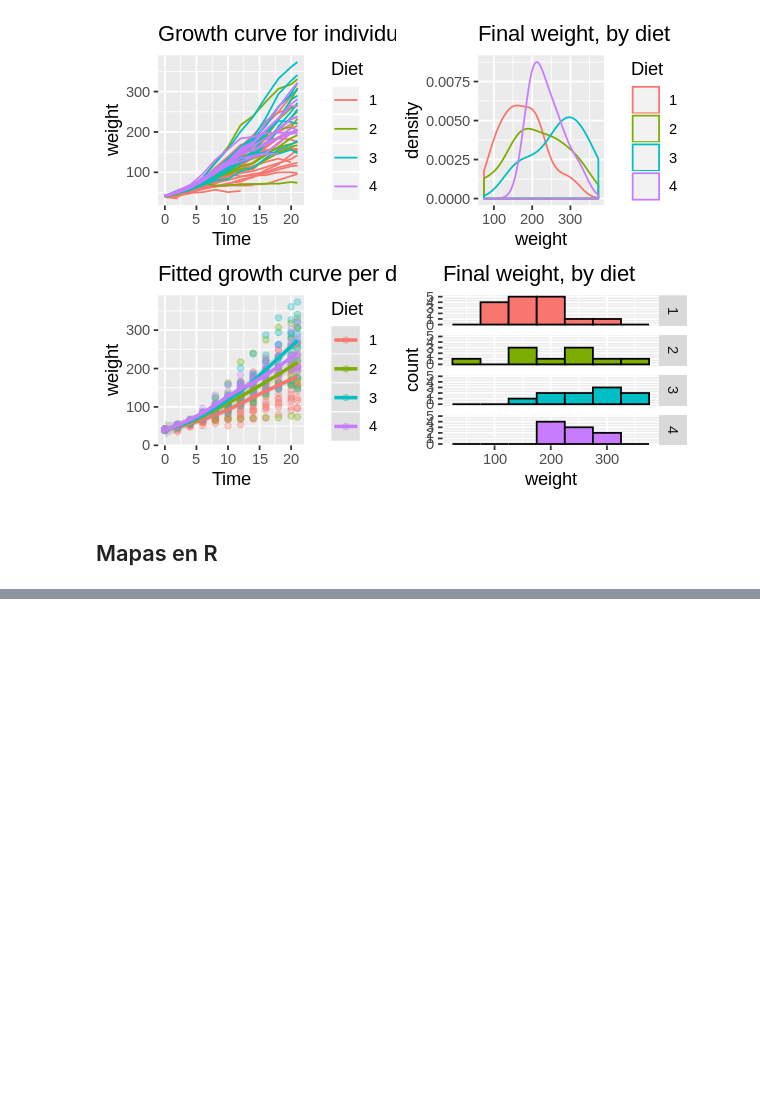
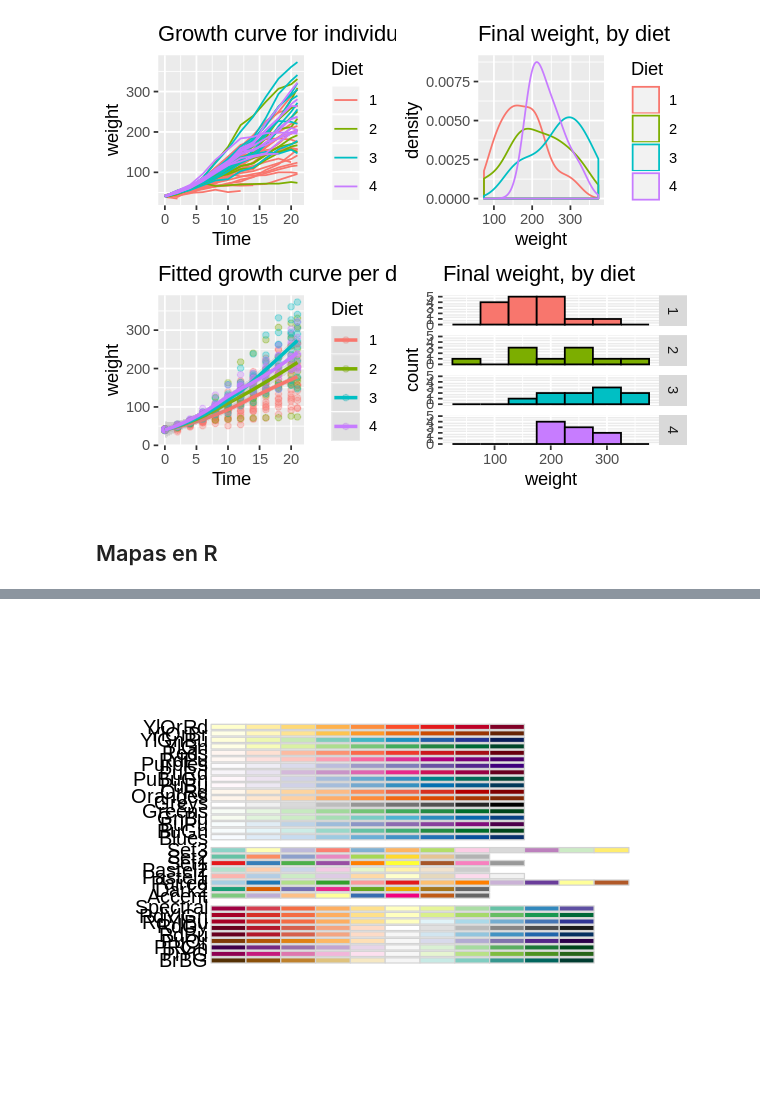
Before and after one commit to gemathus/itam-ds-propedeutico, a Jupyter notebook: practicas/practica_4/practica_4_ggplot.ipynb, the cells around one changed output, grey strips where cells are left out. Saved outputs shown, nothing was run; the diff lists cells and outputs as text; code cells hidden in the pictures; blank space fills up the shorter version.

```diff
--- a/practicas/practica_4/practica_4_ggplot.ipynb
+++ b/practicas/practica_4/practica_4_ggplot.ipynb
@@ -342,0 +369,5 @@ ERROR: Error in loadNamespace(name): there is no package called ‘rgdal’
+# %%
+library(RColorBrewer)
+display.brewer.all()
+# %% [output]
+[figure, added]
```
Also changed, not shown: parts of 5 cells of this notebook, 8 other files.
